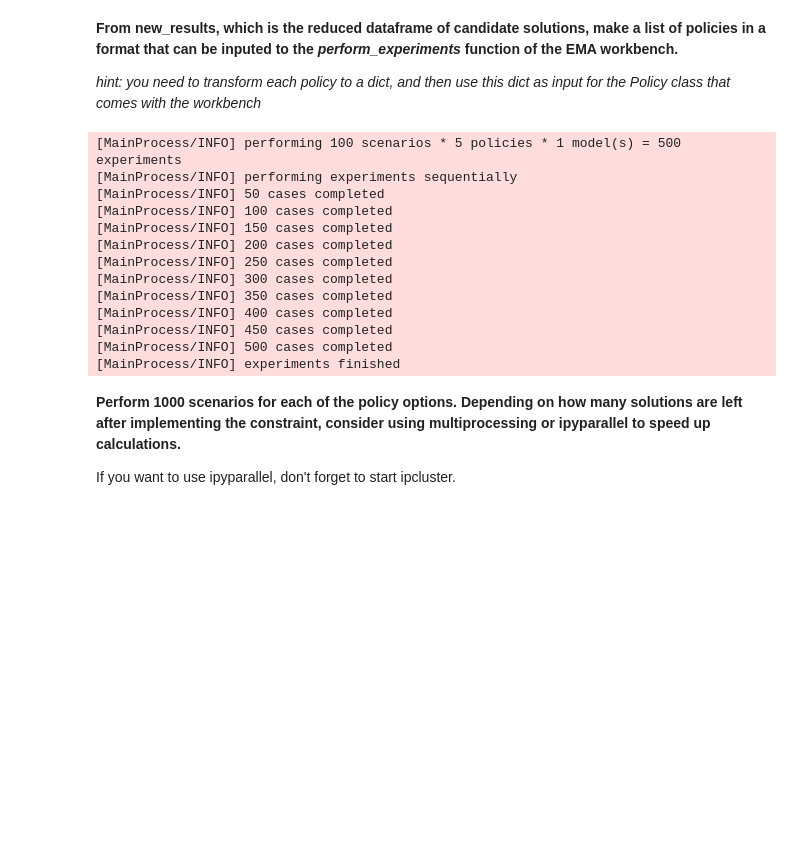
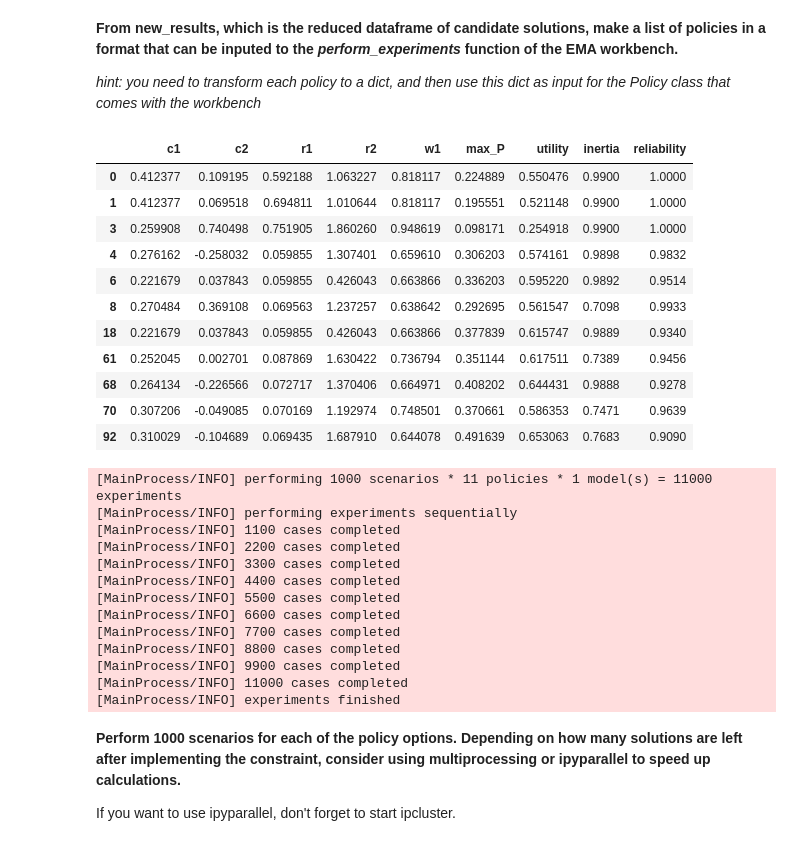
Before and after one commit to Lischip/FabiosDecisions, a Jupyter notebook: epa1361/Week 5-6 - robustness and direct search/assignment 8 - MORDM.ipynb, the cells around one changed output. Saved outputs shown, nothing was run; the diff lists cells and outputs as text; code cells hidden in the pictures; blank space fills up the shorter version.

Commit message:
Rerun assignment 8
Number of scenarios was wrong

```diff
--- a/epa1361/Week 5-6 - robustness and direct search/assignment 8 - MORDM.ipynb
+++ b/epa1361/Week 5-6 - robustness and direct search/assignment 8 - MORDM.ipynb
@@ -168,3 +168,18 @@ lake_model.uncertainties = [RealParameter('mean', 0.01, 0.05),
+# %%
+new_results
+# %% [output]
+|  | c1 | c2 | r1 | r2 | w1 | max_P | utility | inertia | reliability |
+| 0 | 0.412377 | 0.109195 | 0.592188 | 1.063227 | 0.818117 | 0.224889 | 0.550476 | 0.9900 | 1.0000 |
+| 1 | 0.412377 | 0.069518 | 0.694811 | 1.010644 | 0.818117 | 0.195551 | 0.521148 | 0.9900 | 1.0000 |
+| 3 | 0.259908 | 0.740498 | 0.751905 | 1.860260 | 0.948619 | 0.098171 | 0.254918 | 0.9900 | 1.0000 |
+| 4 | 0.276162 | -0.258032 | 0.059855 | 1.307401 | 0.659610 | 0.306203 | 0.574161 | 0.9898 | 0.9832 |
+| 6 | 0.221679 | 0.037843 | 0.059855 | 0.426043 | 0.663866 | 0.336203 | 0.595220 | 0.9892 | 0.9514 |
+| 8 | 0.270484 | 0.369108 | 0.069563 | 1.237257 | 0.638642 | 0.292695 | 0.561547 | 0.7098 | 0.9933 |
+| 18 | 0.221679 | 0.037843 | 0.059855 | 0.426043 | 0.663866 | 0.377839 | 0.615747 | 0.9889 | 0.9340 |
+| 61 | 0.252045 | 0.002701 | 0.087869 | 1.630422 | 0.736794 | 0.351144 | 0.617511 | 0.7389 | 0.9456 |
+| 68 | 0.264134 | -0.226566 | 0.072717 | 1.370406 | 0.664971 | 0.408202 | 0.644431 | 0.9888 | 0.9278 |
+| 70 | 0.307206 | -0.049085 | 0.070169 | 1.192974 | 0.748501 | 0.370661 | 0.586353 | 0.7471 | 0.9639 |
+| 92 | 0.310029 | -0.104689 | 0.069435 | 1.687910 | 0.644078 | 0.491639 | 0.653063 | 0.7683 | 0.9090 |
 # %%
 # define policy designs of interest in a dict {key=lever, value=value}
 inputs = ["c1", "c2", "r1", "r2", "w1"]
@@ -178,22 +193,25 @@ for nr, entry in new_results.iterrows():
 
     policies.append(Policy(policy_dict))
 
+
 # evaluate these policies under 1000 scenarios
+
+scenarios = 1000
 with SequentialEvaluator(lake_model) as evaluator:
-    newest_results = evaluator.perform_experiments(100, policies=policies)
+    newest_results = evaluator.perform_experiments(scenarios=scenarios , policies=policies)
 # %% [output]
-[MainProcess/INFO] performing 100 scenarios * 5 policies * 1 model(s) = 500 experiments
+[MainProcess/INFO] performing 1000 scenarios * 11 policies * 1 model(s) = 11000 experiments
 [MainProcess/INFO] performing experiments sequentially
-[MainProcess/INFO] 50 cases completed
-[MainProcess/INFO] 100 cases completed
-[MainProcess/INFO] 150 cases completed
-[MainProcess/INFO] 200 cases completed
-[MainProcess/INFO] 250 cases completed
-[MainProcess/INFO] 300 cases completed
-[MainProcess/INFO] 350 cases completed
-[MainProcess/INFO] 400 cases completed
-[MainProcess/INFO] 450 cases completed
-[MainProcess/INFO] 500 cases completed
+[MainProcess/INFO] 1100 cases completed
+[MainProcess/INFO] 2200 cases completed
+[MainProcess/INFO] 3300 cases completed
+[MainProcess/INFO] 4400 cases completed
+[MainProcess/INFO] 5500 cases completed
+[MainProcess/INFO] 6600 cases completed
+[MainProcess/INFO] 7700 cases completed
+[MainProcess/INFO] 8800 cases completed
+[MainProcess/INFO] 9900 cases completed
+[MainProcess/INFO] 11000 cases completed
 [MainProcess/INFO] experiments finished
 # %% [markdown]
 **Perform 1000 scenarios for each of the policy options. Depending on how many solutions are left after implementing the constraint, consider using multiprocessing or ipyparallel to speed up calculations.**
```
Also changed, not shown: parts of 4 cells of this notebook.
